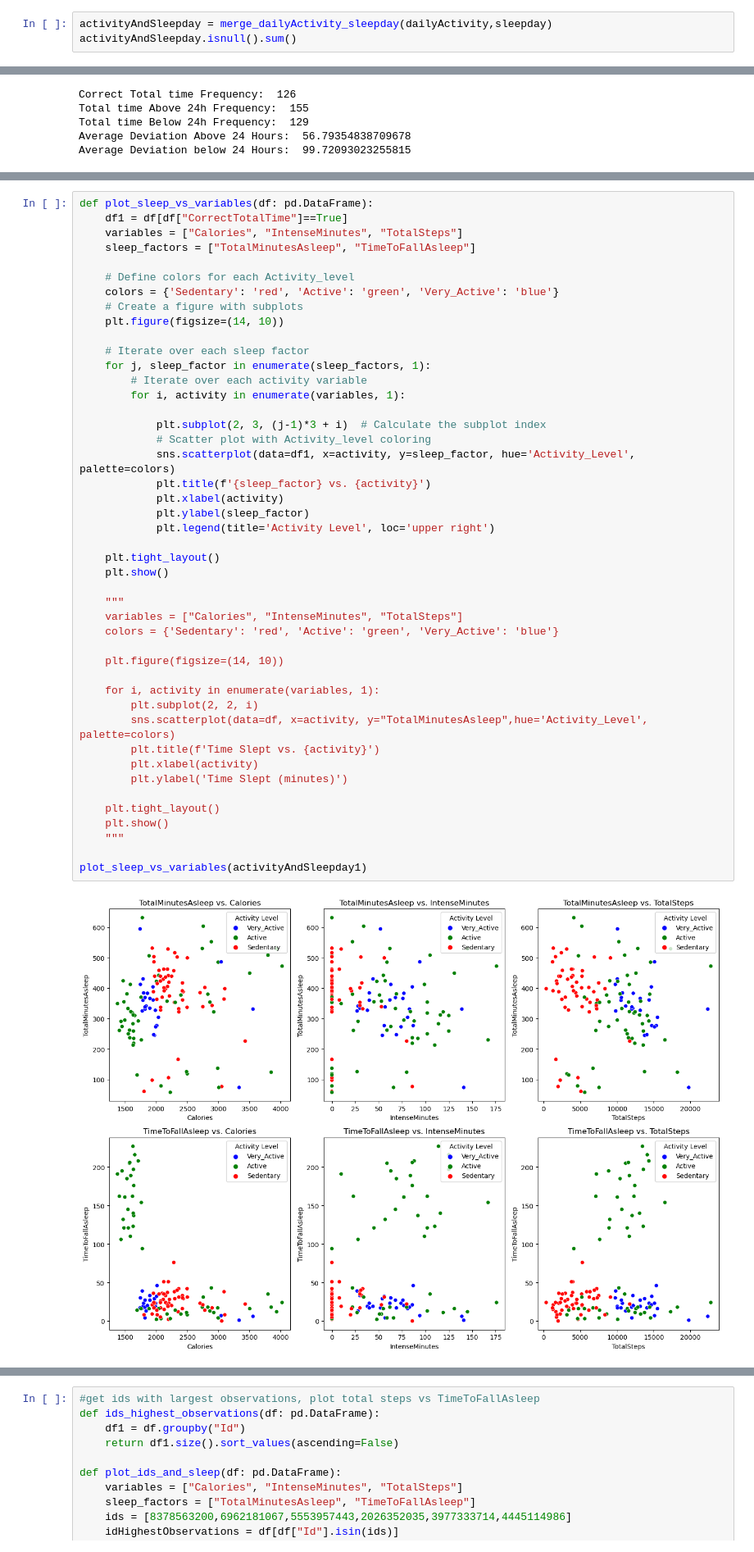
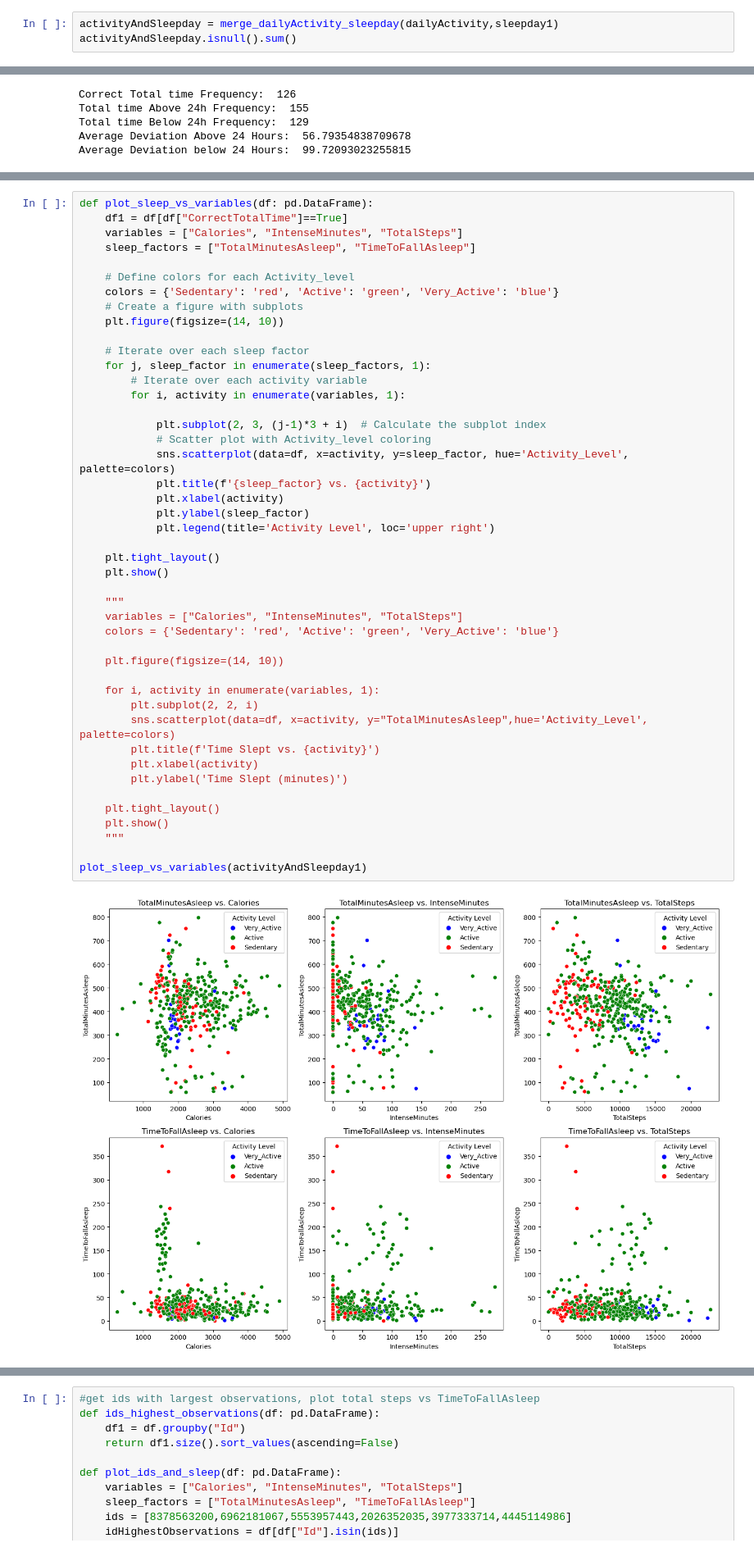
Before and after one commit to Hebbo23/Project-Big-Data---Group-22, a Jupyter notebook: final project code.ipynb, the cells around one changed output, grey strips where cells are left out. Shown at 82% size. Cells and saved outputs as stored; diff of their text form.

```diff
--- a/final project code.ipynb
+++ b/final project code.ipynb
@@ -763,7 +764,7 @@ def merge_dailyActivity_sleepday(dailyActivity: pd.DataFrame, sleepday: pd.DataF
 
     return df
 # %%
-activityAndSleepday = merge_dailyActivity_sleepday(dailyActivity,sleepday)
+activityAndSleepday = merge_dailyActivity_sleepday(dailyActivity,sleepday1)
 activityAndSleepday.isnull().sum()
 # %% [output]
 Id                          0
@@ -928,35 +1007,35 @@ def plot_sleep_vs_variables(df: pd.DataFrame):
 
             plt.subplot(2, 3, (j-1)*3 + i)  # Calculate the subplot index
             # Scatter plot with Activity_level coloring
-            sns.scatterplot(data=df1, x=activity, y=sleep_factor, hue='Activity_Level', palette=colors)
+            sns.scatterplot(data=df, x=activity, y=sleep_factor, hue='Activity_Level', palette=colors)
             plt.title(f'{sleep_factor} vs. {activity}')
             plt.xlabel(activity)
             plt.ylabel(sleep_factor)
             plt.legend(title='Activity Level', loc='upper right')
 
     plt.tight_layout()
     plt.show()
 
     """
     variables = ["Calories", "IntenseMinutes", "TotalSteps"]
     colors = {'Sedentary': 'red', 'Active': 'green', 'Very_Active': 'blue'}
 
     plt.figure(figsize=(14, 10))
 
     for i, activity in enumerate(variables, 1):
         plt.subplot(2, 2, i)
         sns.scatterplot(data=df, x=activity, y="TotalMinutesAsleep",hue='Activity_Level', palette=colors)
         plt.title(f'Time Slept vs. {activity}')
         plt.xlabel(activity)
         plt.ylabel('Time Slept (minutes)')
 
     plt.tight_layout()
     plt.show()
     """
 
 plot_sleep_vs_variables(activityAndSleepday1)
 # %% [output]
-[figure, old version]
+[figure, new version]
 # %%
 def plot_calorie_intervals_frequency(dailyCalories: pd.DataFrame):
     # Define the calorie intervals
```
Also changed, not shown: parts of 19 cells of this notebook.
